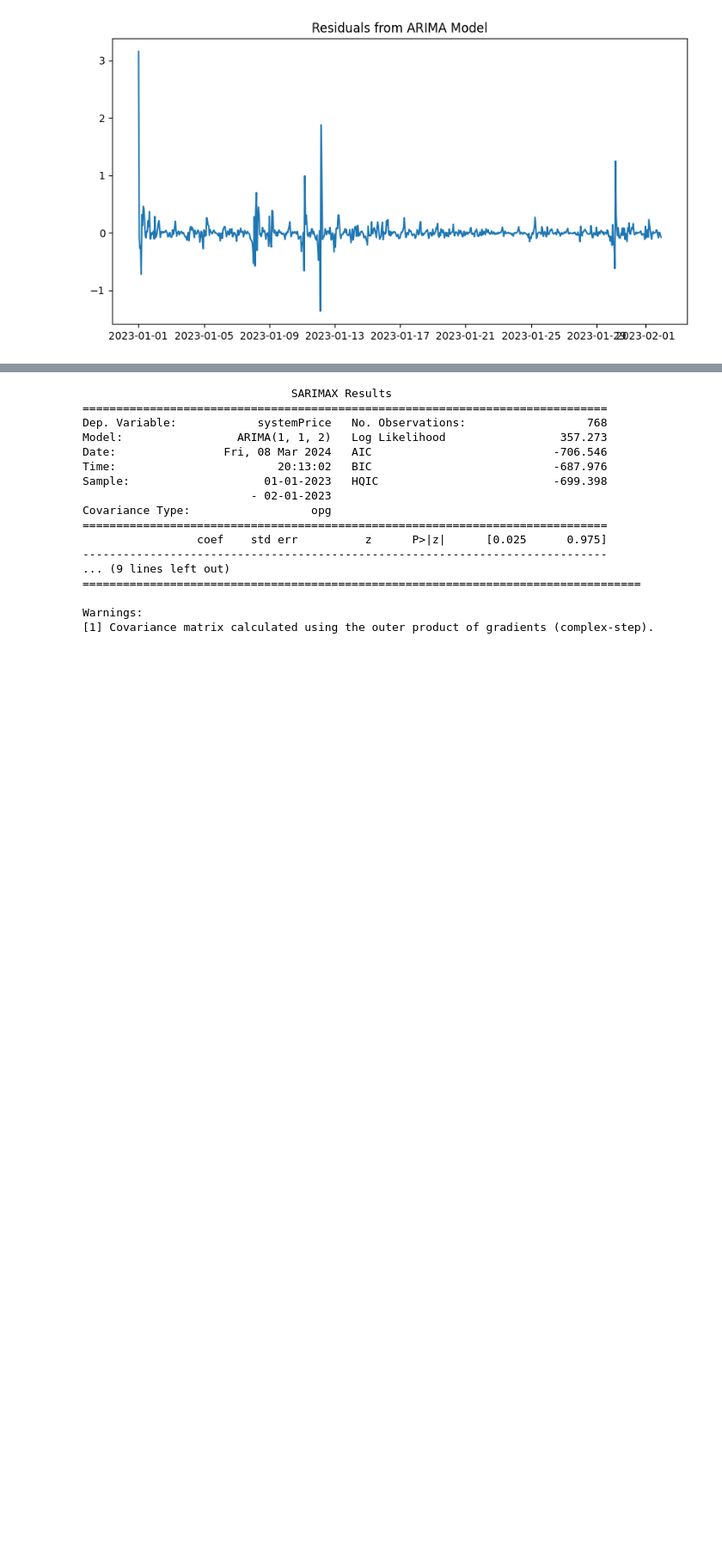
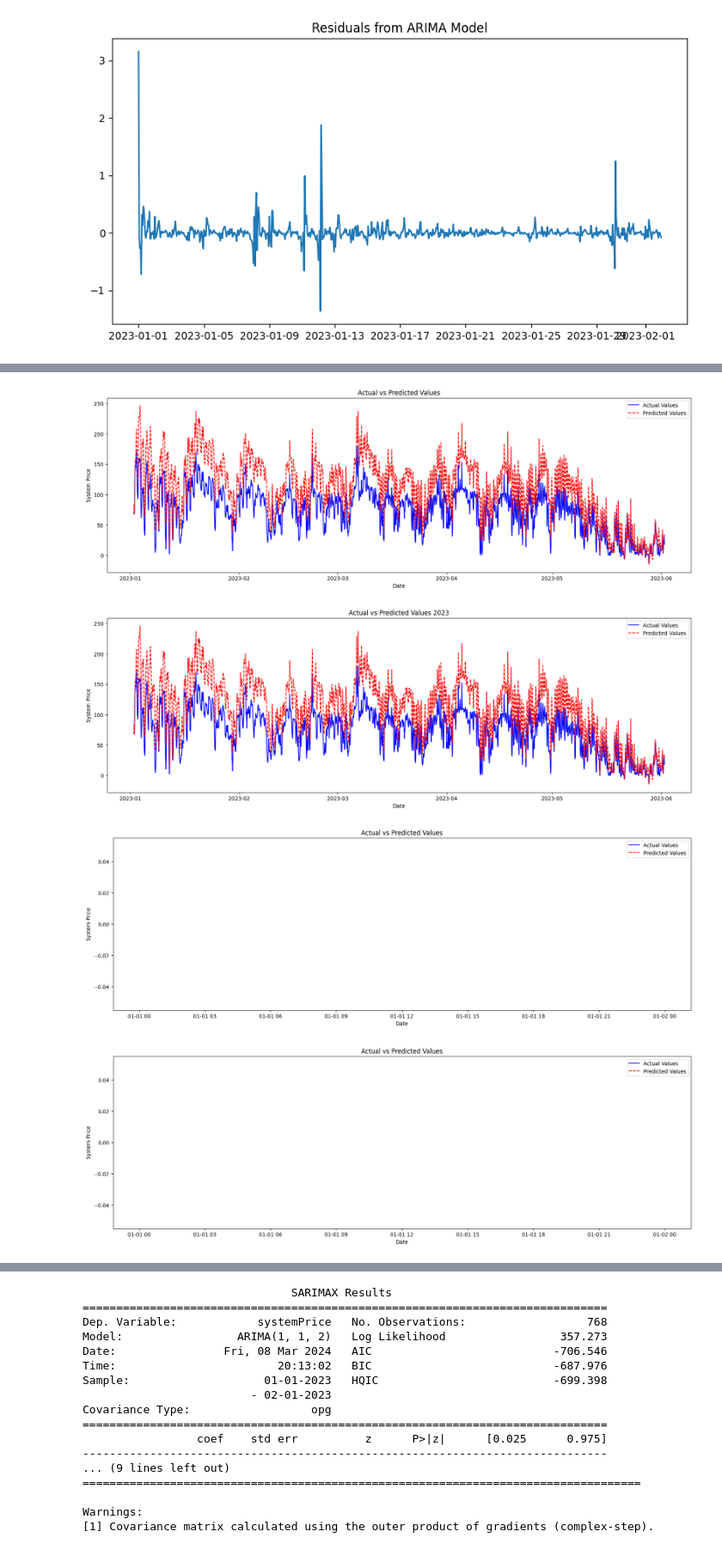
Before and after one commit to evenbakke/MasterThesis-, a Jupyter notebook: ARIMA Mathias.ipynb, the cells around one changed output, grey strips where cells are left out. Shown at 86% size. Saved outputs shown, nothing was run; the diff lists cells and outputs as text; code cells hidden in the pictures; blank space fills up the shorter version.

Commit message:
Data
Commodoties

```diff
--- a/ARIMA Mathias.ipynb
+++ b/ARIMA Mathias.ipynb
@@ -377,8 +367,0 @@ train, test = filtered_dfArima[0:train_size], filtered_dfArima[train_size:len(fi
-# %%
-from statsmodels.tsa.statespace.sarimax import SARIMAX
-order = (1, 1, 2)  # Example non-seasonal order
-seasonal_order = (1, 1, 2, 24)  # Example seasonal order (with daily seasonality for hourly data)
-
-# Fit the SARIMA model on the log-transformed data
-model = SARIMAX(train['systemPrice'], order=order, seasonal_order=seasonal_order)
-results = model.fit()
@@ -403,0 +450,54 @@ plt.show()
+# %%
+import matplotlib.pyplot as plt
+
+# Assuming your actual values are in the `test` DataFrame under the 'systemPrice' column
+actual_values = test['systemPrice']
+
+# Ensure that the index of actual values and predictions aligns for correct plotting
+assert actual_values.index.equals(predictions_series.index)
+
+# Plotting
+plt.figure(figsize=(20, 6))  # Set the figure size for better readability
+plt.plot(actual_values, color='blue', label='Actual Values')  # Plot actual values in blue
+plt.plot(predictions_series, color='red', linestyle='--', label='Predicted Values')  # Plot predicted values in red with dashed lines
+plt.title('Actual vs Predicted Values')
+plt.xlabel('Date')
+plt.ylabel('System Price')
+plt.legend()
+plt.show()
+
+
+#df["2020-01-01":"2023-12-31"]
+
+plt.figure(figsize=(20, 6))  # Set the figure size for better readability
+plt.plot(actual_values["2023-01-01":"2023-12-31"], color='blue', label='Actual Values')  # Plot actual values in blue
+plt.plot(predictions_series["2023-01-01":"2023-12-31"], color='red', linestyle='--', label='Predicted Values')  # Plot predicted values in red with dashed lines
+plt.title('Actual vs Predicted Values 2023')
+plt.xlabel('Date')
+plt.ylabel('System Price')
+plt.legend()
+plt.show()
+
+
+plt.figure(figsize=(20, 6))  # Set the figure size for better readability
+plt.plot(actual_values["2022-04-01":"2022-05-01"], color='blue', label='Actual Values')  # Plot actual values in blue
+plt.plot(predictions_series["2022-04-01":"2022-05-01"], color='red', linestyle='--', label='Predicted Values')  # Plot predicted values in red with dashed lines
+plt.title('Actual vs Predicted Values')
+plt.xlabel('Date')
+plt.ylabel('System Price')
+plt.legend()
+plt.show()
+
+plt.figure(figsize=(20, 6))  # Set the figure size for better readability
+plt.plot(actual_values["2023-12-01":"2023-12-31"], color='blue', label='Actual Values')  # Plot actual values in blue
+plt.plot(predictions_series["2023-12-01":"2023-12-31"], color='red', linestyle='--', label='Predicted Values')  # Plot predicted values in red with dashed lines
+plt.title('Actual vs Predicted Values')
+plt.xlabel('Date')
+plt.ylabel('System Price')
+plt.legend()
+plt.show()
+# %% [output]
+[figure, added]
+[figure, added]
+[figure, added]
+[figure, added]
```
Also changed, not shown: parts of 12 cells of this notebook, 11 other files.
